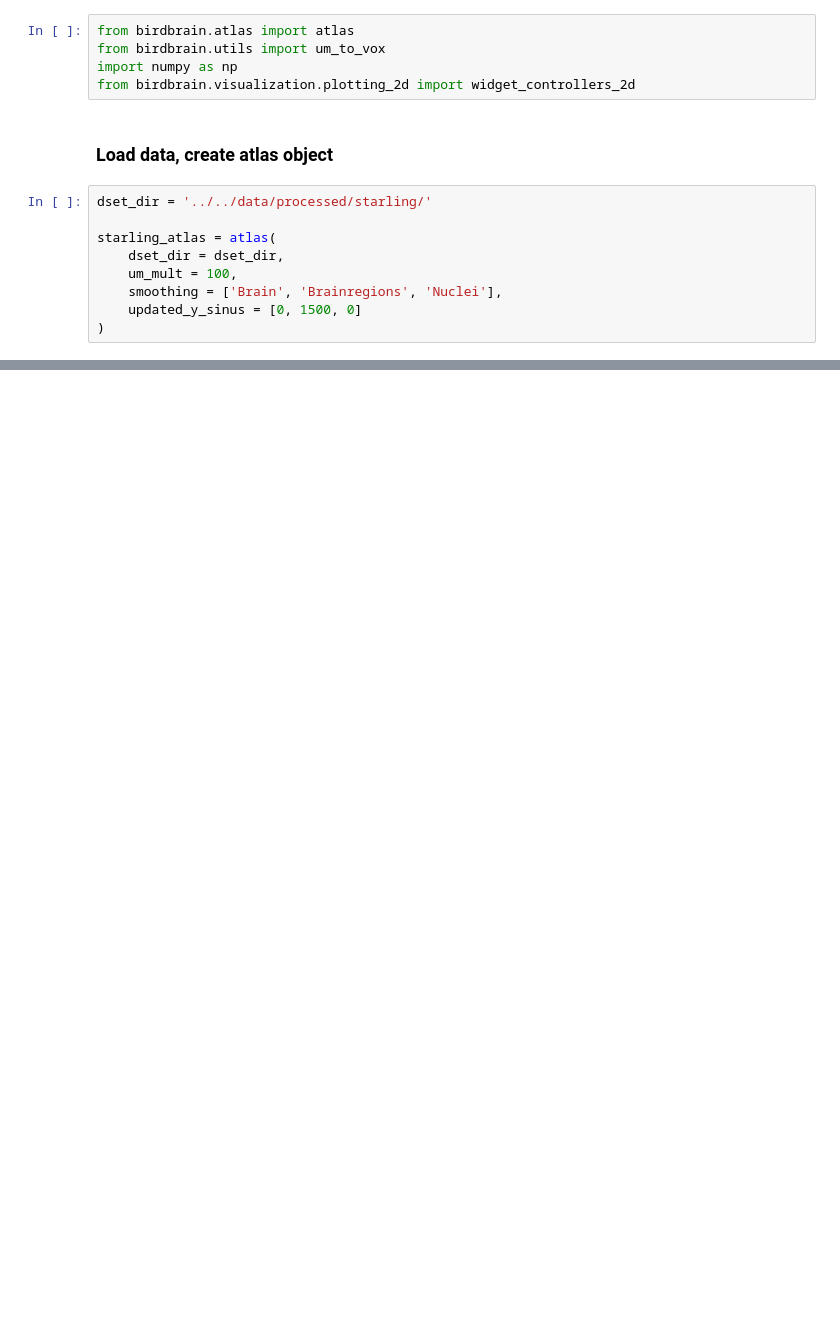
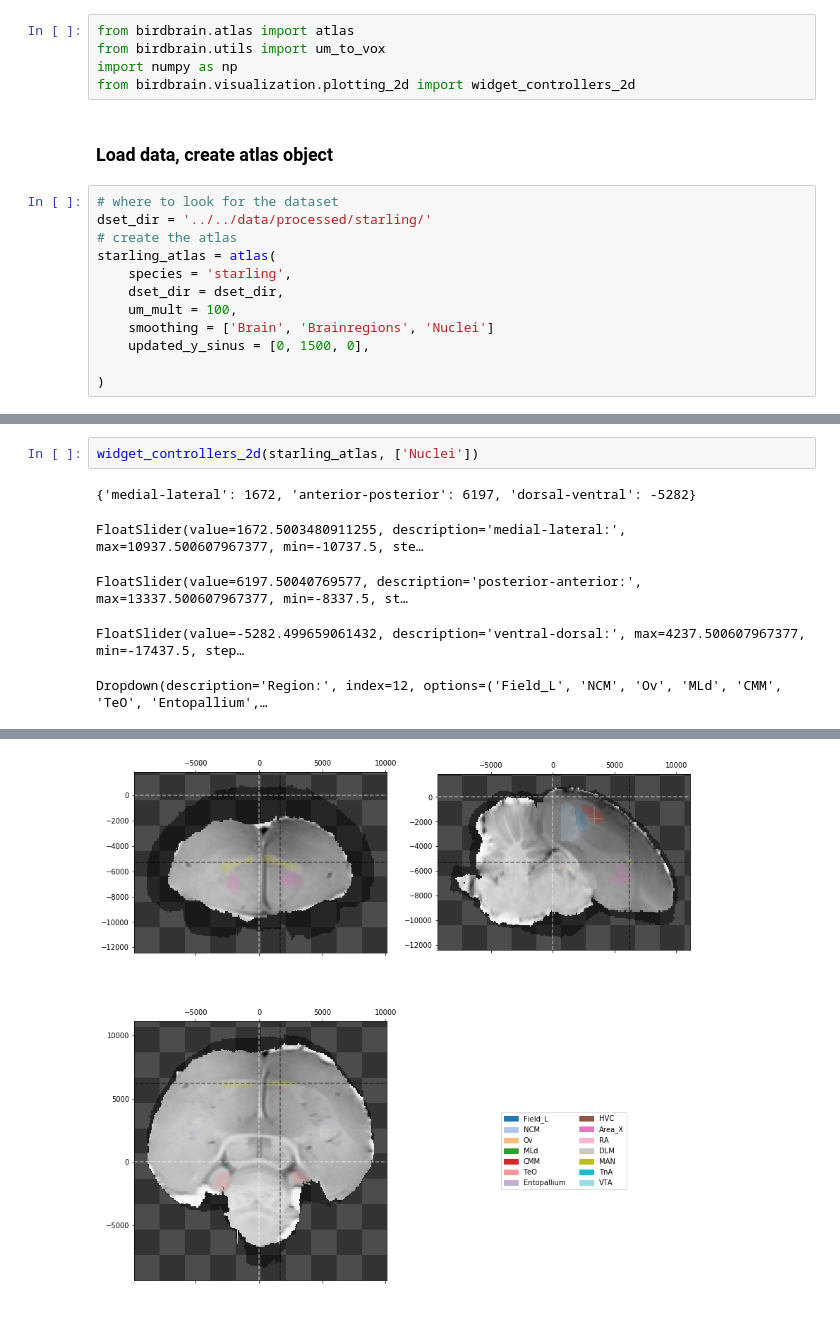
Before and after one commit to timsainb/birdbrain, a Jupyter notebook: notebooks/starling/2.0-starling-brain-atlas-view-nuclei.ipynb, the cells around one changed output, grey strips where cells are left out. Cells and saved outputs as stored; diff of their text form; blank space fills up the shorter version.

Commit message:
added notebook examples for all species

```diff
--- a/notebooks/starling/2.0-starling-brain-atlas-view-nuclei.ipynb
+++ b/notebooks/starling/2.0-starling-brain-atlas-view-nuclei.ipynb
@@ -9,13 +6,16 @@ from birdbrain.visualization.plotting_2d import widget_controllers_2d
 # %% [markdown]
 ### Load data, create atlas object
 # %%
+# where to look for the dataset
 dset_dir = '../../data/processed/starling/'
-
+# create the atlas
 starling_atlas = atlas(
+    species = 'starling',
     dset_dir = dset_dir,
     um_mult = 100,
-    smoothing = ['Brain', 'Brainregions', 'Nuclei'],
-    updated_y_sinus = [0, 1500, 0]
+    smoothing = ['Brain', 'Brainregions', 'Nuclei']
+    updated_y_sinus = [0, 1500, 0],
+
 )
 # %% [output]
 qform_code 32 not valid; setting to 0
@@ -40,0 +31,8 @@ Dropdown(description='Region:', index=13, options=('Field_L', 'NCM', 'Ov', 'MLd'
+# %%
+widget_controllers_2d(starling_atlas, ['Nuclei'])
+# %% [output]
+{'medial-lateral': 1672, 'anterior-posterior': 6197, 'dorsal-ventral': -5282}
+FloatSlider(value=1672.5003480911255, description='medial-lateral:', max=10937.500607967377, min=-10737.5, ste…
+FloatSlider(value=6197.50040769577, description='posterior-anterior:', max=13337.500607967377, min=-8337.5, st…
+FloatSlider(value=-5282.499659061432, description='ventral-dorsal:', max=4237.500607967377, min=-17437.5, step…
+Dropdown(description='Region:', index=12, options=('Field_L', 'NCM', 'Ov', 'MLd', 'CMM', 'TeO', 'Entopallium',…
@@ -40,0 +40 @@ Dropdown(description='Region:', index=13, options=('Field_L', 'NCM', 'Ov', 'MLd'
+[figure, added]
```
Also changed, not shown: parts of 4 cells of this notebook, 26 other files.
